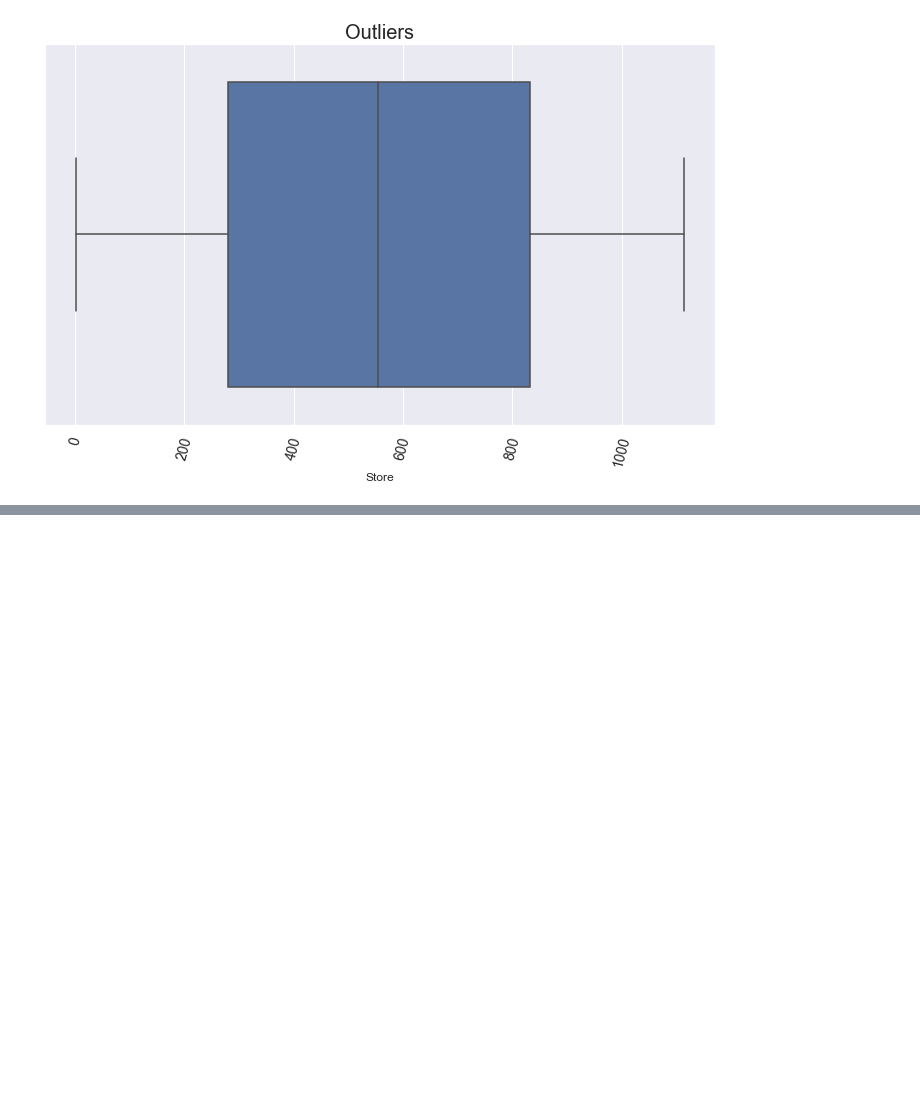
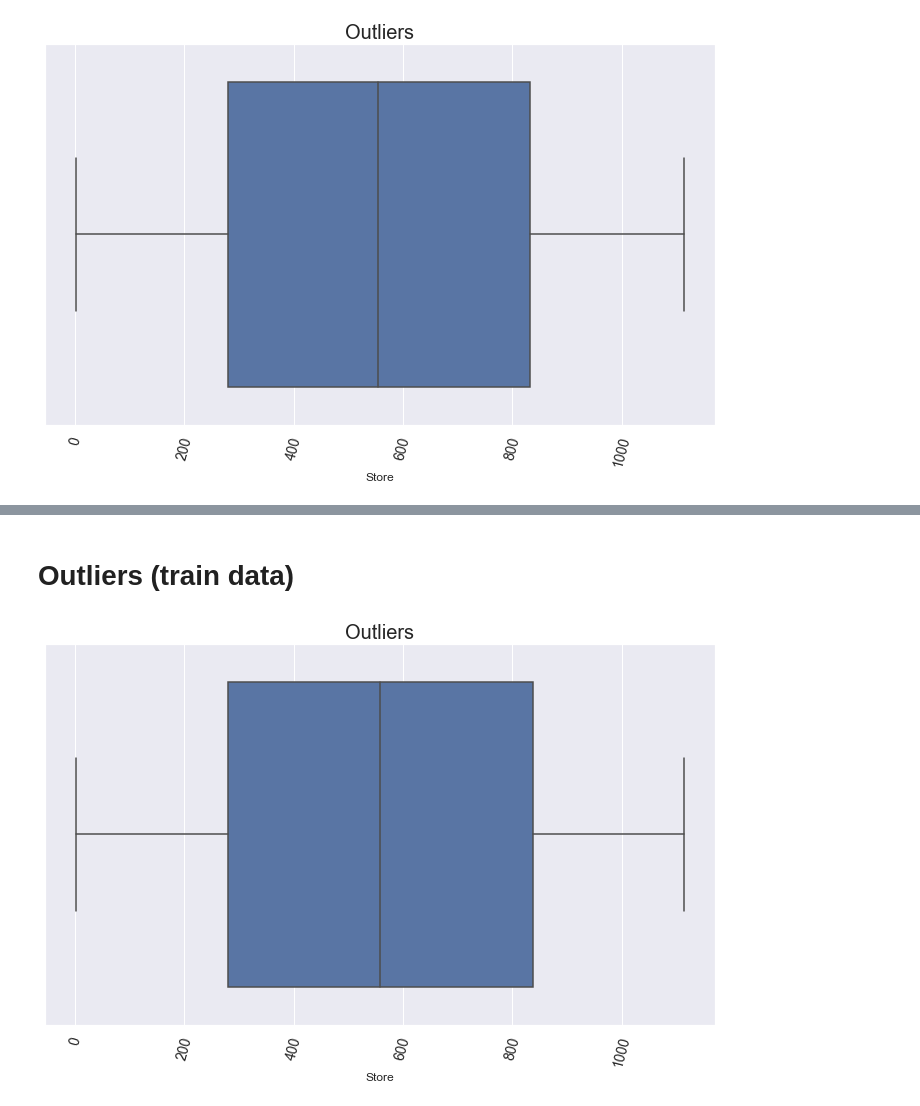
Before and after one commit to kebishaa/Pharmaceutical-Sales-Prediction, a Jupyter notebook: notebooks/data_preProcessing.ipynb, the cells around one changed output, grey strips where cells are left out. Cells and saved outputs as stored; diff of their text form; code cells hidden in the pictures; blank space fills up the shorter version.

```diff
--- a/notebooks/data_preProcessing.ipynb
+++ b/notebooks/data_preProcessing.ipynb
@@ -293,0 +298,6 @@ exploration.plot_box(test_data, 'Store', 'Outliers')
+# %% [markdown]
+# Outliers (train data)
+# %%
+exploration.plot_box(train_data, 'Store', 'Outliers')
+# %% [output]
+[figure, added]
```
Also changed, not shown: parts of 1 cell of this notebook.
